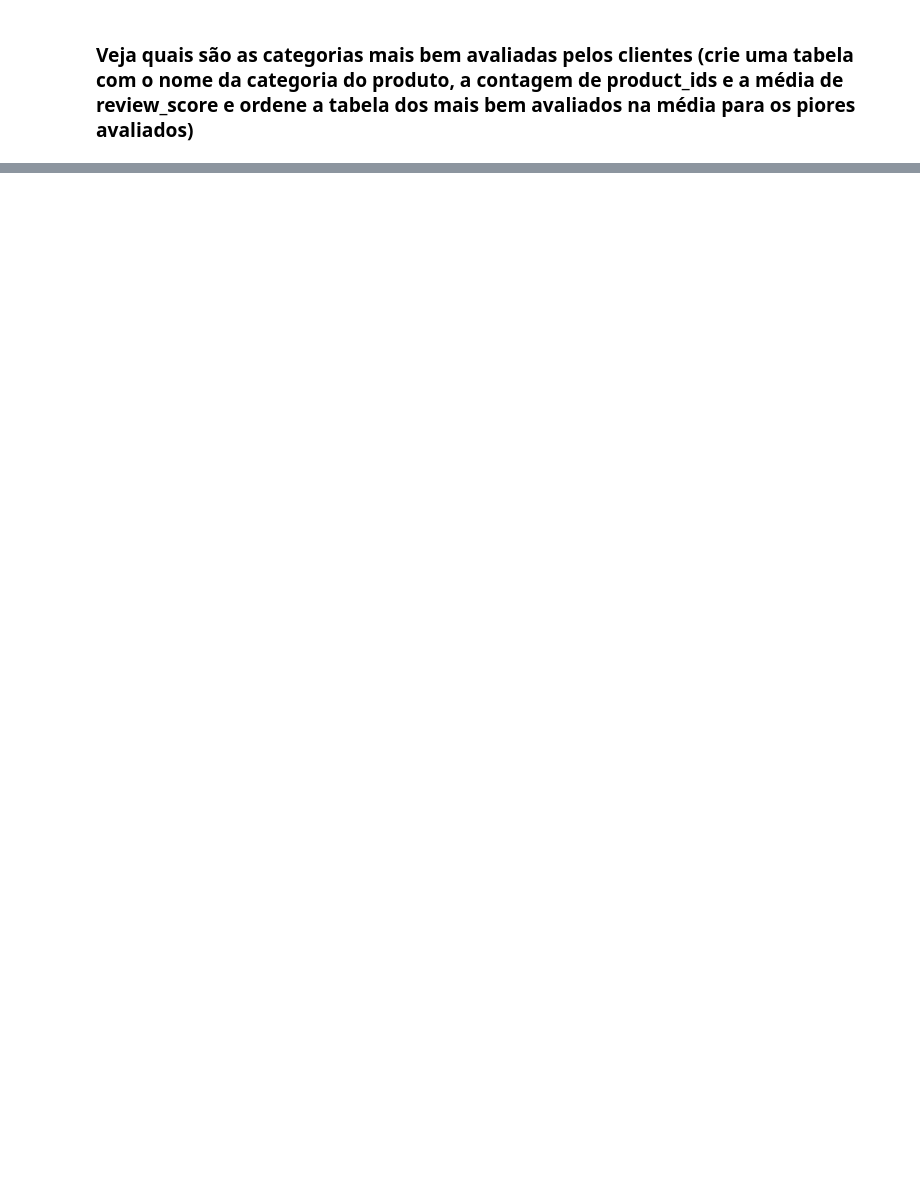
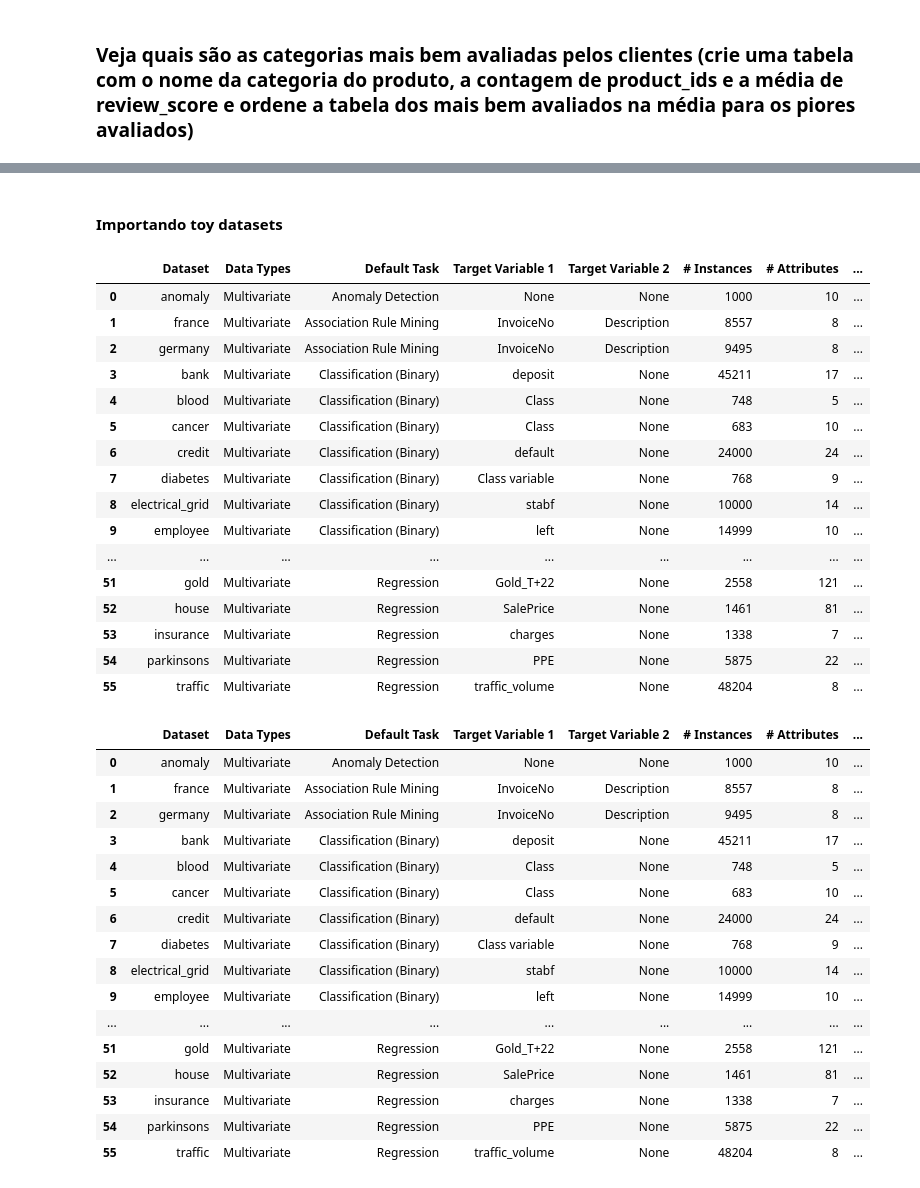
Before and after one commit to ossamum/aulas-mesttra, a Jupyter notebook: SQL/Aula 05 - SQL - Exercícios.ipynb, the cells around one changed output, grey strips where cells are left out. Saved outputs shown, nothing was run; the diff lists cells and outputs as text; code cells hidden in the pictures; blank space fills up the shorter version.

```diff
--- a/SQL/Aula 05 - SQL - Exercícios.ipynb
+++ b/SQL/Aula 05 - SQL - Exercícios.ipynb
@@ -154,0 +250,2 @@ pd.read_sql(query, con)
+# %% [markdown]
+#### Importando toy datasets
@@ -154,0 +256,37 @@ pd.read_sql(query, con)
+# %%
+get_data('index')
+# %% [output]
+|  | Dataset | Data Types | Default Task | Target Variable 1 | Target Variable 2 | # Instances | # Attributes | ... |
+| 0 | anomaly | Multivariate | Anomaly Detection | None | None | 1000 | 10 | ... |
+| 1 | france | Multivariate | Association Rule Mining | InvoiceNo | Description | 8557 | 8 | ... |
+| 2 | germany | Multivariate | Association Rule Mining | InvoiceNo | Description | 9495 | 8 | ... |
+| 3 | bank | Multivariate | Classification (Binary) | deposit | None | 45211 | 17 | ... |
+| 4 | blood | Multivariate | Classification (Binary) | Class | None | 748 | 5 | ... |
+| 5 | cancer | Multivariate | Classification (Binary) | Class | None | 683 | 10 | ... |
+| 6 | credit | Multivariate | Classification (Binary) | default | None | 24000 | 24 | ... |
+| 7 | diabetes | Multivariate | Classification (Binary) | Class variable | None | 768 | 9 | ... |
+| 8 | electrical_grid | Multivariate | Classification (Binary) | stabf | None | 10000 | 14 | ... |
+| 9 | employee | Multivariate | Classification (Binary) | left | None | 14999 | 10 | ... |
+| ... | ... | ... | ... | ... | ... | ... | ... | ... |
+| 51 | gold | Multivariate | Regression | Gold_T+22 | None | 2558 | 121 | ... |
+| 52 | house | Multivariate | Regression | SalePrice | None | 1461 | 81 | ... |
+| 53 | insurance | Multivariate | Regression | charges | None | 1338 | 7 | ... |
+| 54 | parkinsons | Multivariate | Regression | PPE | None | 5875 | 22 | ... |
+| 55 | traffic | Multivariate | Regression | traffic_volume | None | 48204 | 8 | ... |
+|  | Dataset | Data Types | Default Task | Target Variable 1 | Target Variable 2 | # Instances | # Attributes | ... |
+| 0 | anomaly | Multivariate | Anomaly Detection | None | None | 1000 | 10 | ... |
+| 1 | france | Multivariate | Association Rule Mining | InvoiceNo | Description | 8557 | 8 | ... |
+| 2 | germany | Multivariate | Association Rule Mining | InvoiceNo | Description | 9495 | 8 | ... |
+| 3 | bank | Multivariate | Classification (Binary) | deposit | None | 45211 | 17 | ... |
+| 4 | blood | Multivariate | Classification (Binary) | Class | None | 748 | 5 | ... |
+| 5 | cancer | Multivariate | Classification (Binary) | Class | None | 683 | 10 | ... |
+| 6 | credit | Multivariate | Classification (Binary) | default | None | 24000 | 24 | ... |
+| 7 | diabetes | Multivariate | Classification (Binary) | Class variable | None | 768 | 9 | ... |
+| 8 | electrical_grid | Multivariate | Classification (Binary) | stabf | None | 10000 | 14 | ... |
+| 9 | employee | Multivariate | Classification (Binary) | left | None | 14999 | 10 | ... |
+| ... | ... | ... | ... | ... | ... | ... | ... | ... |
+| 51 | gold | Multivariate | Regression | Gold_T+22 | None | 2558 | 121 | ... |
+| 52 | house | Multivariate | Regression | SalePrice | None | 1461 | 81 | ... |
+| 53 | insurance | Multivariate | Regression | charges | None | 1338 | 7 | ... |
+| 54 | parkinsons | Multivariate | Regression | PPE | None | 5875 | 22 | ... |
+| 55 | traffic | Multivariate | Regression | traffic_volume | None | 48204 | 8 | ... |
```
Also changed, not shown: parts of 7 cells of this notebook, 2 other files.
